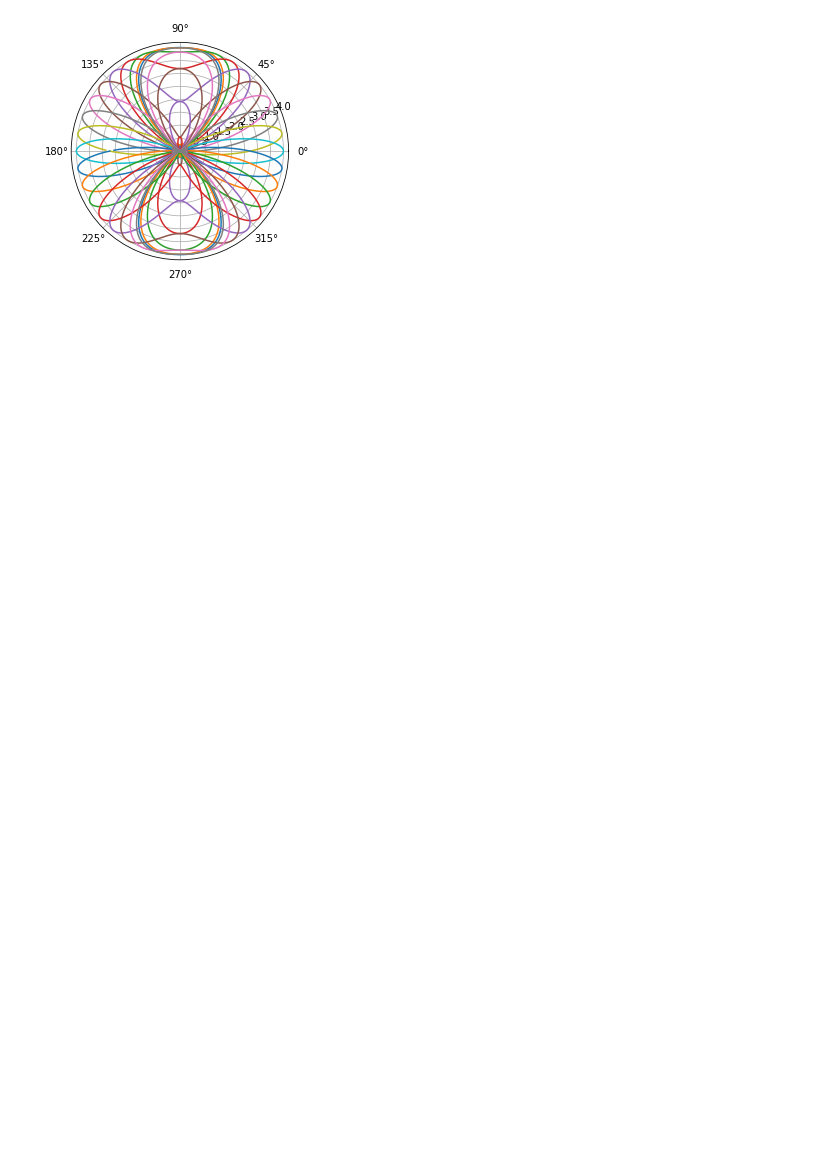
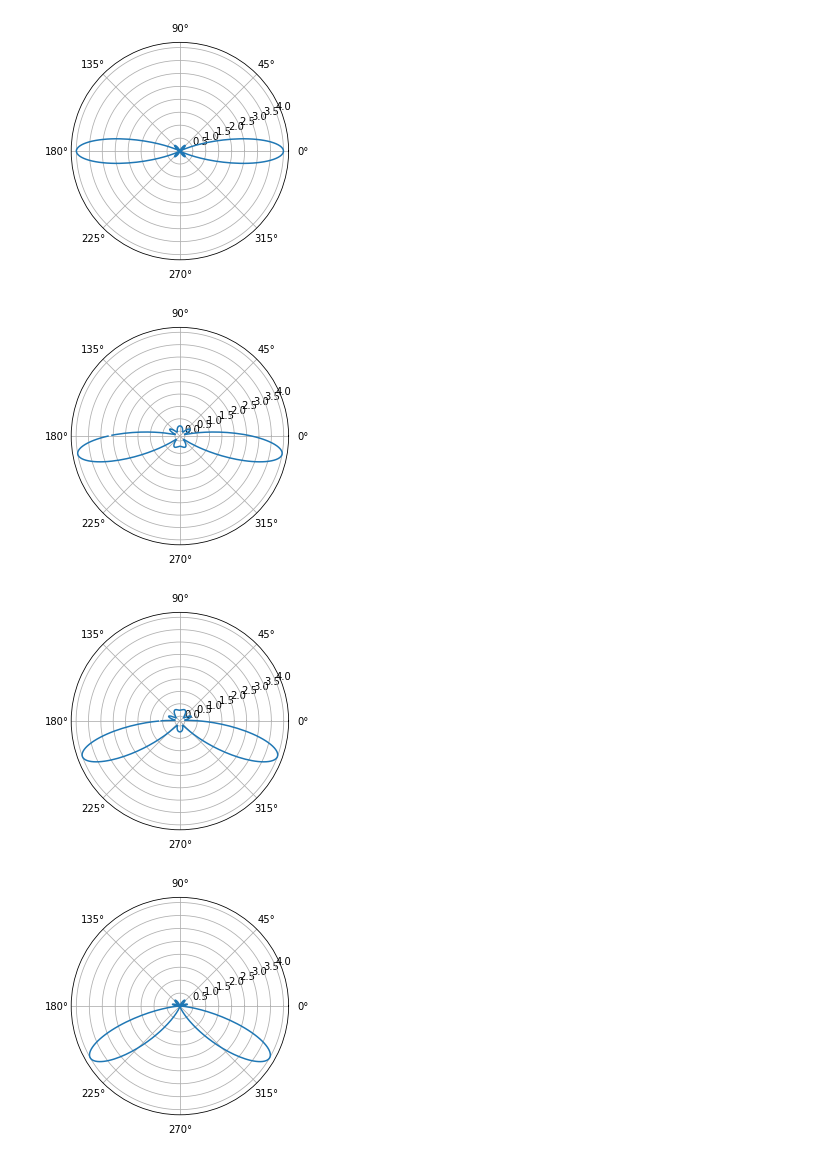
Before and after one commit to meiiqi/capstone_project_beamforming, a Jupyter notebook: Beamforming 2D.ipynb, the cells around one changed output. Drawn from its saved outputs; the diff is of its cells as text; code cells hidden in the pictures; blank space fills up the shorter version.

```diff
--- a/Beamforming 2D.ipynb
+++ b/Beamforming 2D.ipynb
@@ -13,7 +13,7 @@ samples = 500
 resolution_theta = 2 * pi / samples
 
 theta = np.arange(-pi, pi, resolution_theta)
-frequency = 915 * (10**6)                                      # 915 MHz
+frequency = 915 * (10**6)                                       # 915 MHz
 wavelength = c / frequency
 
 # -- Steer with just one angle --
@@ -21,10 +21,12 @@ wavelength = c / frequency
 # w = steering_angle * 2 * pi / 360
 
 # -- Steer with series of angles --
-steering_angles_deg = np.arange(0, 180, 10)
+num_steering_angles = 10
+steering_angles_deg = np.arange(90, 190, num_steering_angles)   # steer for 10 different angles between horizon (90) and
+                                                                #pointing down vertically (180)
 steering_angles_rad = steering_angles_deg * 2 * pi / 360
 
 d = wavelength / 2                                              # element spacing
-N = 4                                                          # num elements
+N = 4                                                           # num elements
 k = (2* pi) / wavelength                                        # wavenumber
 # %%
@@ -42,8 +44,11 @@ def compute_pattern(w):
     return output
 # %%
 for ang in range(0, len(steering_angles_rad)):
-#     fig = plt.figure()                                       # plot individual patterns on diff figures
+    fig = plt.figure()                                       # plot individual patterns on diff figures
     pattern = compute_pattern(steering_angles_rad[ang])
     plt.polar(theta, pattern)                                  # plot all patterns on one figure
 # %% [output]
-[figure, old version]
+[figure, new version]
+[figure, added]
+[figure, added]
+[figure, added]
```
Also changed, not shown: parts of 3 cells of this notebook, 11 other files.
